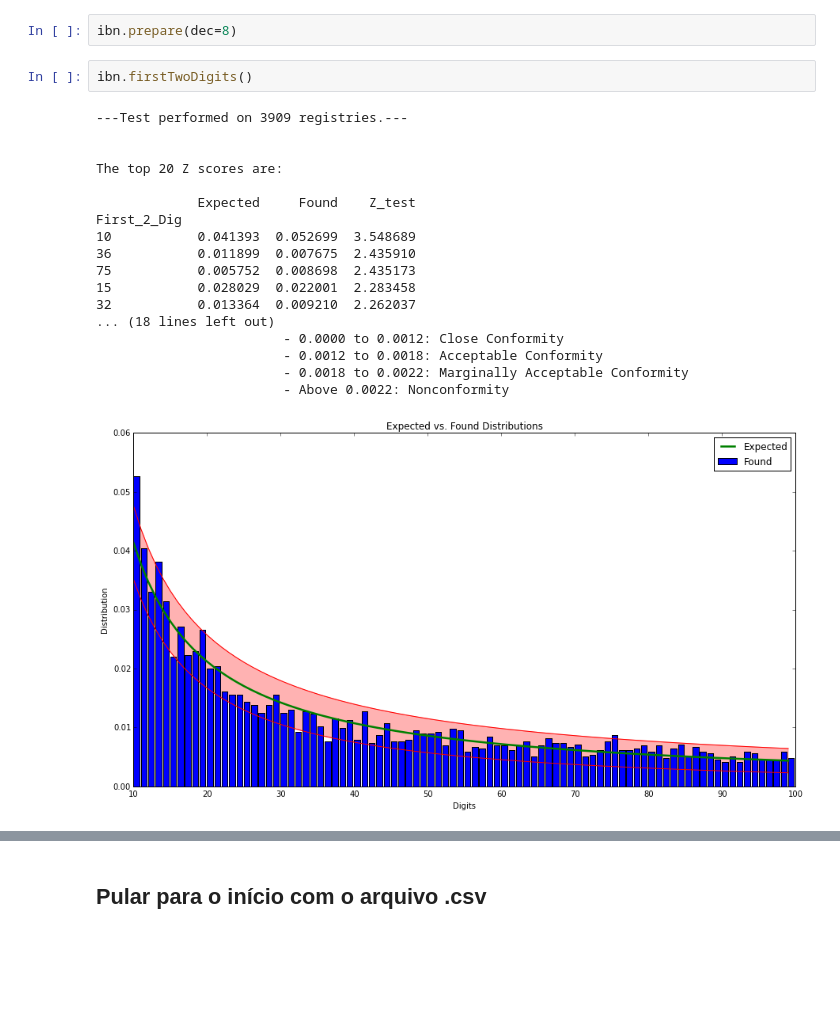
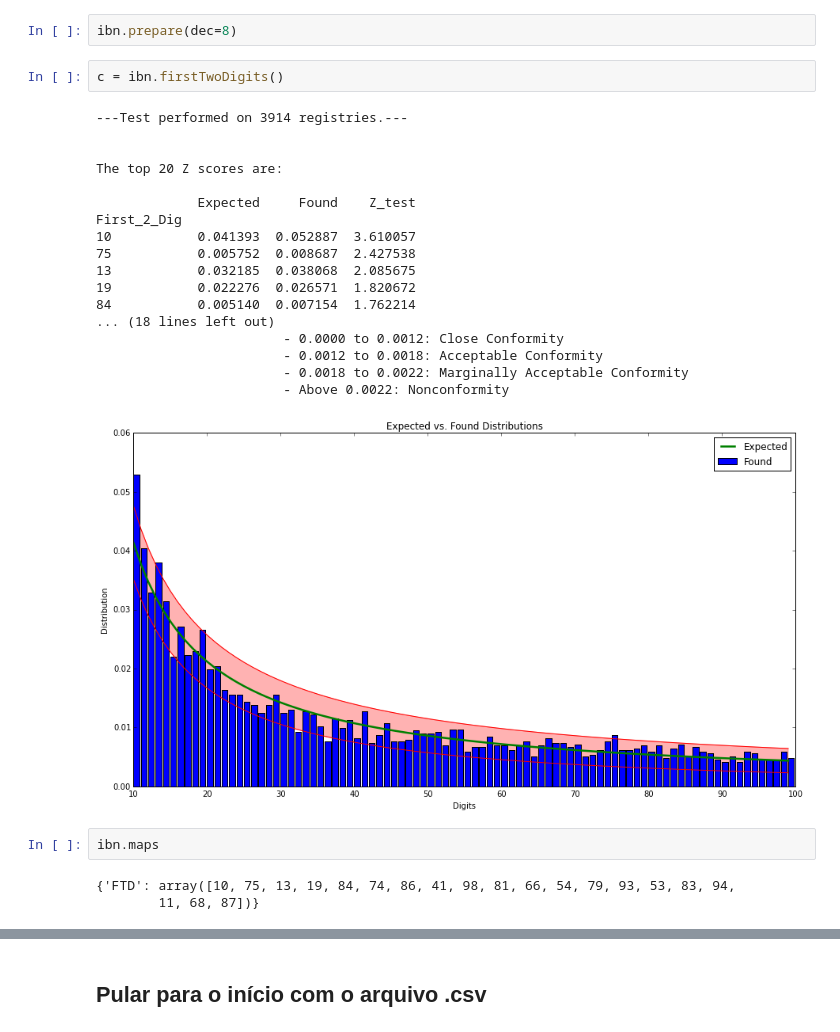
Before and after one commit to milcent/benford_py, a Jupyter notebook: Ben_OOP.ipynb, the cells around one changed output, grey strips where cells are left out. Cells and saved outputs as stored; diff of their text form; blank space fills up the shorter version.

Commit message:
Fixed the Firt Two Digits sorting by Z test, created the only positive Z selecting and populated the maps dictionary with the FTD results for further indexing

```diff
--- a/Ben_OOP.ipynb
+++ b/Ben_OOP.ipynb
@@ -58,23 +58,28 @@ Initialized sequence with 3909 registries.
 # %%
 ibn.prepare(dec=8)
+# %%
+c = ibn.firstTwoDigits()
+# %% [output]
+---Test performed on 3914 registries.---
+
+
+The top 20 Z scores are:
+
+             Expected     Found    Z_test
+First_2_Dig
+10           0.041393  0.052887  3.610057
+75           0.005752  0.008687  2.427538
+13           0.032185  0.038068  2.085675
+19           0.022276  0.026571  1.820672
+84           0.005140  0.007154  1.762214
+... (18 lines left out)
+                        - 0.0000 to 0.0012: Close Conformity
+                        - 0.0012 to 0.0018: Acceptable Conformity
+                        - 0.0018 to 0.0022: Marginally Acceptable Conformity
+                        - Above 0.0022: Nonconformity
+[figure, added]
 # %%
-ibn.firstTwoDigits()
+ibn.maps
 # %% [output]
----Test performed on 3909 registries.---
-
-
-The top 20 Z scores are:
-
-             Expected     Found    Z_test
-First_2_Dig
-10           0.041393  0.052699  3.548689
-36           0.011899  0.007675  2.435910
-75           0.005752  0.008698  2.435173
-15           0.028029  0.022001  2.283458
-32           0.013364  0.009210  2.262037
-... (18 lines left out)
-                        - 0.0000 to 0.0012: Close Conformity
-                        - 0.0012 to 0.0018: Acceptable Conformity
-                        - 0.0018 to 0.0022: Marginally Acceptable Conformity
-                        - Above 0.0022: Nonconformity
+{'FTD': array([10, 75, 13, 19, 84, 74, 86, 41, 98, 81, 66, 54, 79, 93, 53, 83, 94,
+        11, 68, 87])}
-[figure, removed]
```
Also changed, not shown: parts of 12 cells of this notebook, 2 other files.
